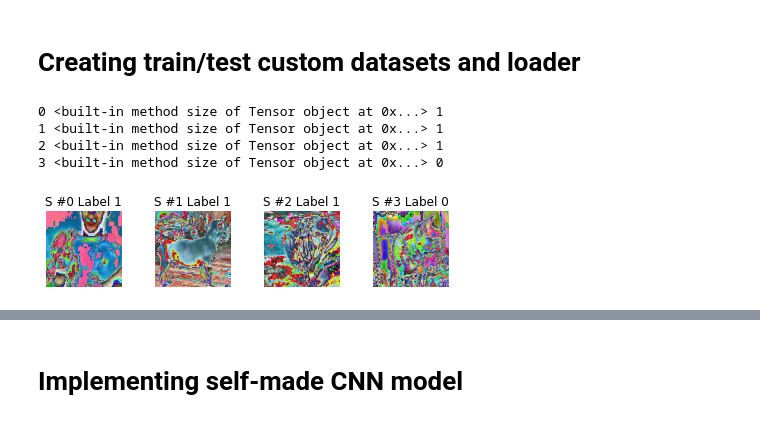
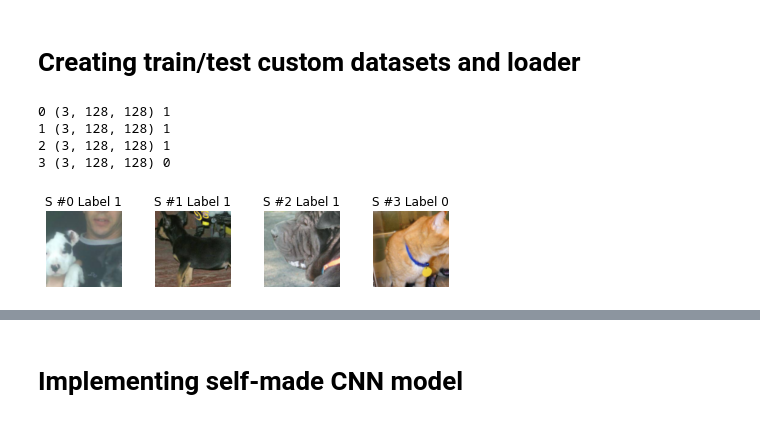
Before and after one commit to ivanshin/Cats_vs_dogs_vision, a Jupyter notebook: expirement_nb.ipynb, the cells around one changed output, grey strips where cells are left out. Cells and saved outputs as stored; diff of their text form; code cells hidden in the pictures.

```diff
--- a/expirement_nb.ipynb
+++ b/expirement_nb.ipynb
@@ -184,6 +184,15 @@ train_transforms = torchvision.transforms.Compose(
     torchvision.transforms.ToTensor(),
     #torchvision.transforms.Normalize([R_MEAN, G_MEAN, B_MEAN], [R_STD, G_STD, B_STD])])
     torchvision.transforms.Normalize(mean= [0.488, 0.455, 0.417], std= [0.229, 0.225, 0.225])])
+# %%
+data_transform = torchvision.transforms.Compose([
+    torchvision.transforms.Resize(256),
+    torchvision.transforms.ColorJitter(),
+    torchvision.transforms.RandomCrop(224),
+    torchvision.transforms.RandomHorizontalFlip(),
+    torchvision.transforms.Resize(128),
+    torchvision.transforms.ToTensor()
+])
 # %% [markdown]
 # Creating train/test custom datasets and loader
 # %%
@@ -192,36 +201,36 @@ import img_dataset_class
 import imp
 imp.reload(img_dataset_class)
 
-train_set = ImgsDataset(X_train, y_train, TRAIN_PATH, transforms_= train_transforms)
+train_set = ImgsDataset(X_train, y_train, TRAIN_PATH, transforms_= data_transform)
 test_set = ImgsDataset(X_test, y_test, TRAIN_PATH)
 # %%
 from torchvision import transforms
 
 for i in range(len(train_set)):
-    sample = train_set[i]
+    sample, label = train_set[i]
 
-    print(i, sample['image'].size, sample['label'])
+    print(i, sample.shape, label)
 
-    labl = sample['label']
+
     ax = plt.subplot(1, 4, i + 1)
     plt.tight_layout()
 
     tr = transforms.ToPILImage()
 
-    plt.imshow(tr(sample['image']))
-    ax.set_title(f'S #{i} Label {labl}')
+    plt.imshow(tr(torch.Tensor(sample)))
+    ax.set_title(f'S #{i} Label {label}')
     ax.axis('off')
 
 
     if i == 3:
         plt.show()
         break
 # %% [output]
-0 <built-in method size of Tensor object at 0x...> 1
-1 <built-in method size of Tensor object at 0x...> 1
-2 <built-in method size of Tensor object at 0x...> 1
-3 <built-in method size of Tensor object at 0x...> 0
+0 (3, 128, 128) 1
+1 (3, 128, 128) 1
+2 (3, 128, 128) 1
+3 (3, 128, 128) 0
-[figure, old version]
+[figure, new version]
 # %%
 from torch.utils.data import DataLoader
 
```
Also changed, not shown: parts of 15 cells of this notebook, 1 other file.
